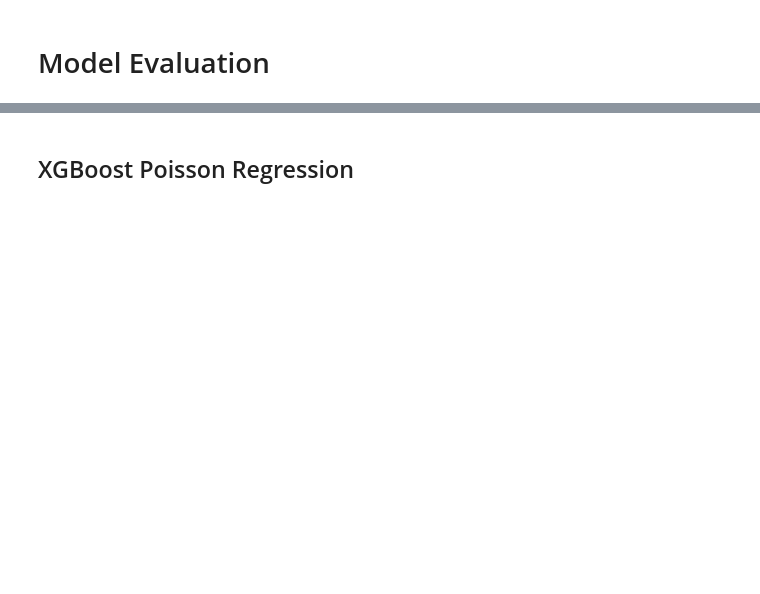
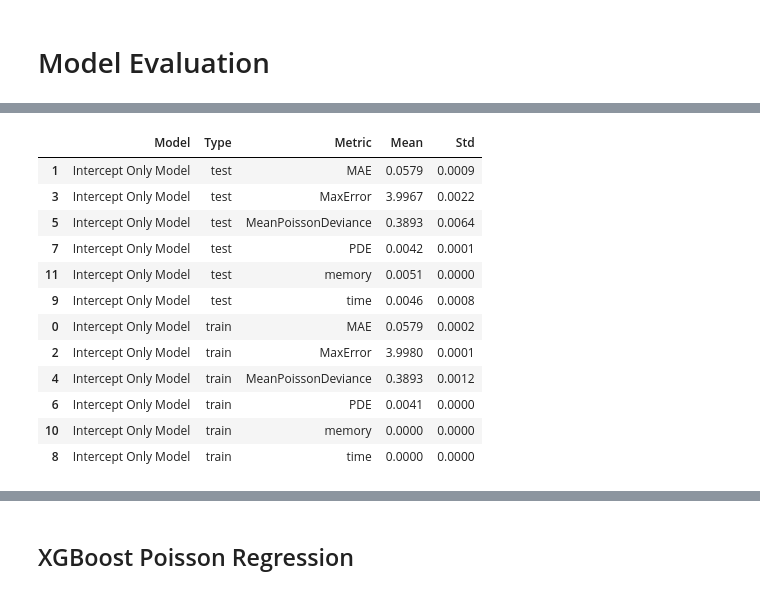
Before and after one commit to yueht23/PGPC2024, a Jupyter notebook: PipeLine.ipynb, the cells around one changed output, grey strips where cells are left out. Saved outputs shown, nothing was run; the diff lists cells and outputs as text; code cells hidden in the pictures; blank space fills up the shorter version.

```diff
--- a/PipeLine.ipynb
+++ b/PipeLine.ipynb
@@ -2,6 +2,9 @@
 # Load Packages
 # %%
 import pandas as pd
+
+pd.options.display.float_format = '{:,.4f}'.format
+
 import numpy as np
 from sklearn.model_selection import KFold
 from sklearn.metrics import accuracy_score, mean_squared_error, explained_variance_score
@@ -92 +110,90 @@ results = []
+# %%
+# load the data
+df = load_data()
+
+# drop Area AS it can be inferred from Region
+# drop ClaimAmount as we can not use it to predict the number of claims
+df.drop(columns=["Area", "ClaimAmount"], inplace=True)
+# clip as kaggler's notebook
+df["ClaimNb"] = df["ClaimNb"].clip(upper=4)
+df["Exposure"] = df["Exposure"].clip(upper=1)
+
+"""
+TODO: please specify the data preprocessing here
+"""
+df = pd.get_dummies(df, columns=["VehBrand", "VehPower", "VehGas", "Region"], drop_first=True)
+# End of data preprocessing
+
+
+# do not change the fellowing code
+X = df.drop(columns=['ClaimNb'])
+y = df['ClaimNb']
+
+# data integrity check
+# make sure we do not drop some rows
+assert X.shape[0] == load_data().shape[0]
+# assert ClaimAmount is not in X, as ClaimAmount can not be used to predict the number of claims
+assert "ClaimAmount" not in X.columns
+# assert Frequency is not in X, as Frequency can not be used to predict the number of claims
+assert "Frequency" not in X.columns
+
+"""
+TODO: please specify the model here
+"""
+scores = get_scores(model_name="Intercept Only Model")
+# Noting to specify, as it is an intercept only model
+# End of model specification
+
+kf5 = KFold(n_splits=5, shuffle=True, random_state=42)
+for train_index, test_index in tqdm(kf5.split(X)):
+    X_train, X_test = X.iloc[train_index], X.iloc[test_index]
+    y_train, y_test = y.iloc[train_index], y.iloc[test_index]
+
+    """Train the model"""
+    tracemalloc.start()
+    start = time.time()
+
+    # TODO: enter your model training here
+    # Noting to specify, as it is an intercept only model,no need to train
+    # End of model training
+
+    end = time.time()
+    _, peak = tracemalloc.get_traced_memory()
+    tracemalloc.stop()
+    scores["train_time"].append(end - start)
+    scores["train_memory"].append(peak / (1024 * 1024 * 1024))
+
+    """Test the model"""
+    start = time.time()
+    tracemalloc.start()
+
+    # TODO: enter your model testing here
+    y_pred_train = y_train.mean() * np.mean(X_train["Exposure"]) * X_train["Exposure"]
+    y_pred_test = y_train.mean() * np.mean(X_test["Exposure"]) * X_test["Exposure"]
+    # End of model testing
+
+    end = time.time()
+    _, peak = tracemalloc.get_traced_memory()
+    tracemalloc.stop()
+    scores["test_time"].append(end - start)
+    scores["test_memory"].append(peak / (1024 * 1024 * 1024))
+
+    """Calculate the Metrics"""
+    scores = calculate_metrics(scores, y_train, y_pred_train, y_test, y_pred_test)
+results.append(scores)
+print_scores(scores)
+# %% [output]
+|  | Model | Type | Metric | Mean | Std |
+| 1 | Intercept Only Model | test | MAE | 0.0579 | 0.0009 |
+| 3 | Intercept Only Model | test | MaxError | 3.9967 | 0.0022 |
+| 5 | Intercept Only Model | test | MeanPoissonDeviance | 0.3893 | 0.0064 |
+| 7 | Intercept Only Model | test | PDE | 0.0042 | 0.0001 |
+| 11 | Intercept Only Model | test | memory | 0.0051 | 0.0000 |
+| 9 | Intercept Only Model | test | time | 0.0046 | 0.0008 |
+| 0 | Intercept Only Model | train | MAE | 0.0579 | 0.0002 |
+| 2 | Intercept Only Model | train | MaxError | 3.9980 | 0.0001 |
+| 4 | Intercept Only Model | train | MeanPoissonDeviance | 0.3893 | 0.0012 |
+| 6 | Intercept Only Model | train | PDE | 0.0041 | 0.0000 |
+| 10 | Intercept Only Model | train | memory | 0.0000 | 0.0000 |
+| 8 | Intercept Only Model | train | time | 0.0000 | 0.0000 |
 # %% [markdown]
```
Also changed, not shown: parts of 21 cells of this notebook, 1 other file.
